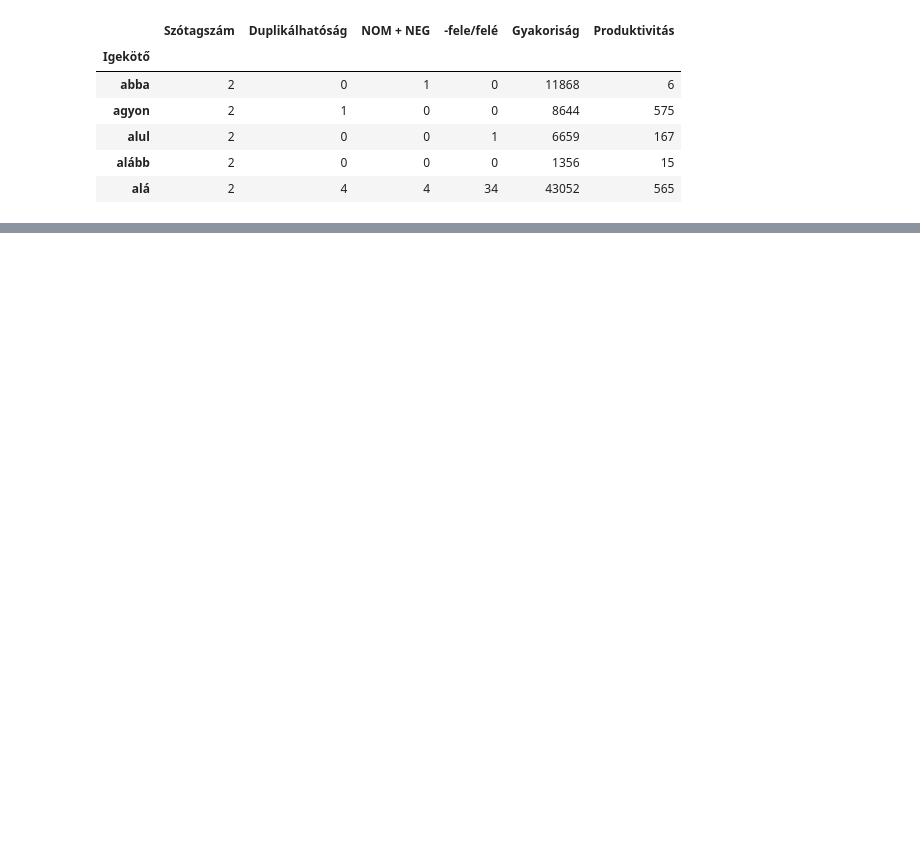
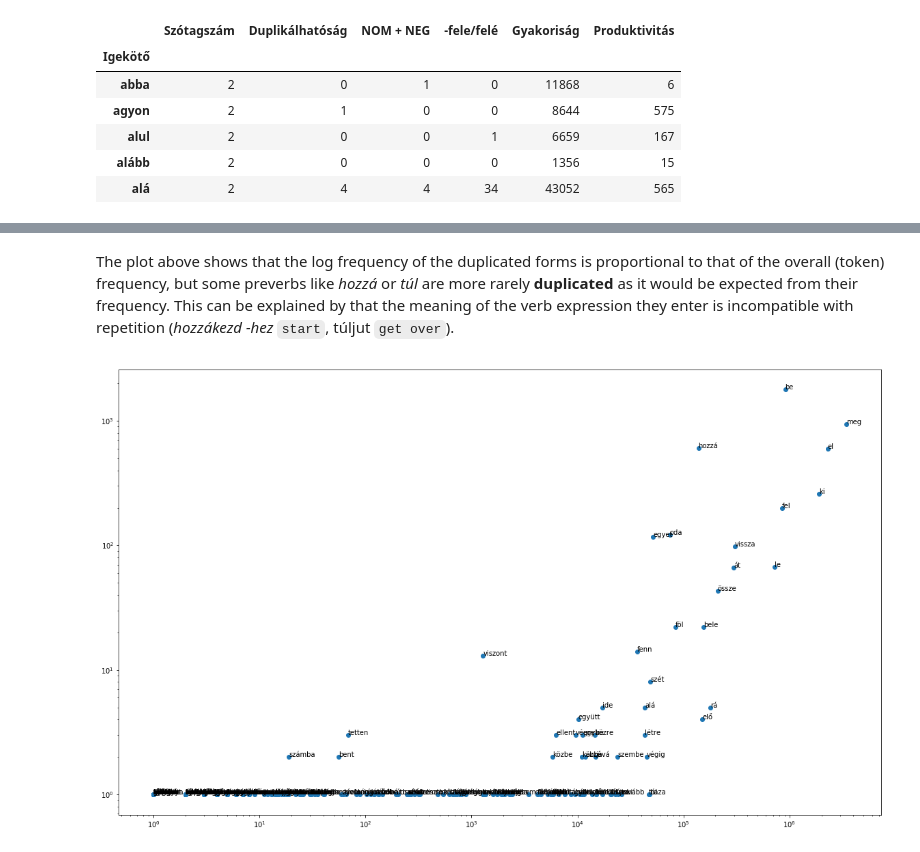
Before and after one commit to makrai/misc, a Jupyter notebook: tade/productivity.ipynb, the cells around one changed output, grey strips where cells are left out. Drawn from its saved outputs; the diff is of its cells as text; code cells hidden in the pictures; blank space fills up the shorter version.

```diff
--- a/tade/productivity.ipynb
+++ b/tade/productivity.ipynb
@@ -49,0 +54,6 @@ for label, xy in zip(prev_feat.index, prev_feat.values[:,4:]):
+# %% [markdown]
+The plot above shows that the log frequency of the duplicated forms is proportional to that of the overall (token) frequency, but some preverbs like _hozzá_ or _túl_ are more rarely **duplicated** as it would be expected from  their frequency. This can be explained by that the meaning  of the verb expression they enter is incompatible with repetition (_hozzákezd -hez_ `start`, túljut `get over`).
+# %%
+loglogfeature('NOM + NEG')
+# %% [output]
+[figure, added]
```
Also changed, not shown: parts of 12 cells of this notebook.
